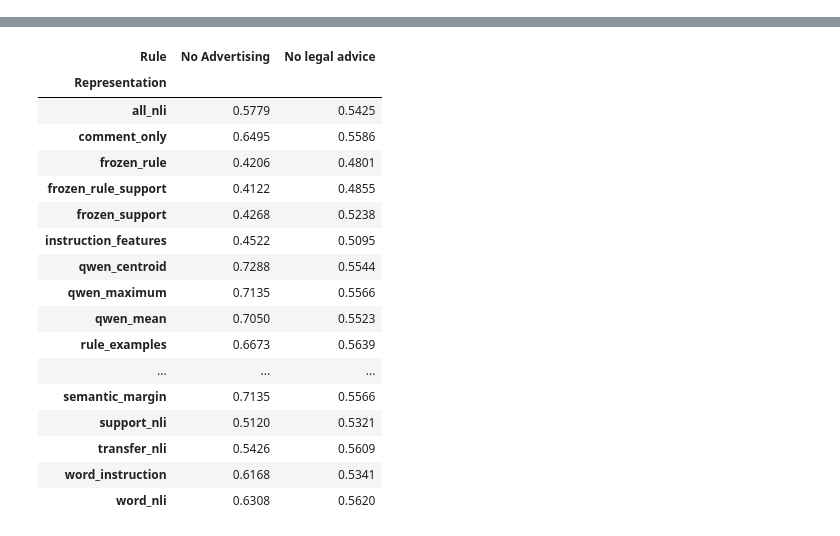
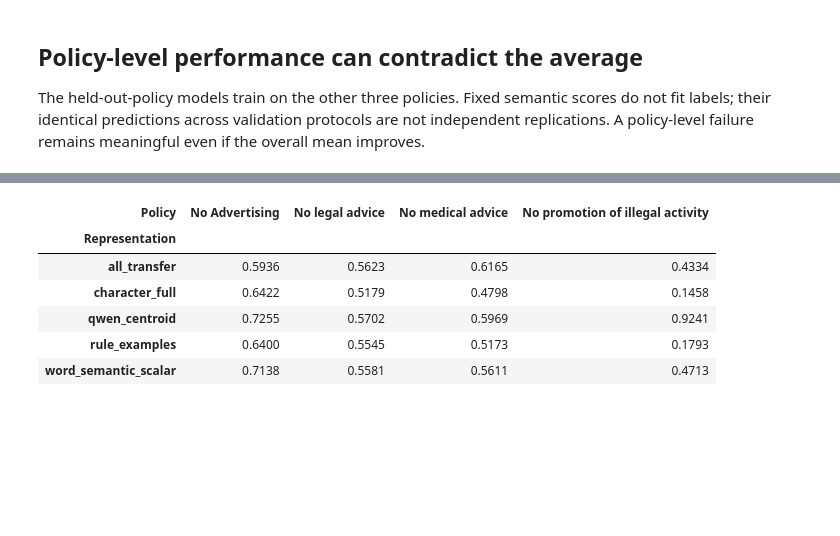
Before and after one commit to alvaromendizabal/jigsaw-rule-classifier, a Jupyter notebook: notebooks/04_semantic_benchmark.ipynb, the cells around one changed output, grey strips where cells are left out. Cells and saved outputs as stored; diff of their text form; code cells hidden in the pictures; blank space fills up the shorter version.

```diff
--- a/notebooks/04_semantic_benchmark.ipynb
+++ b/notebooks/04_semantic_benchmark.ipynb
@@ -44,7 +44,15 @@ from jigsaw_rules.robustness import robustness_evidence
 from jigsaw_rules.gate import feature_gate
 from jigsaw_rules.instructions import instruction_evidence
 from jigsaw_rules.released import released_evidence
+from jigsaw_rules.expanded import expanded_evidence
+from jigsaw_rules.retrieval import retrieval_evidence
+from jigsaw_rules.resolution import resolution_evidence
+from build_expanded_report import display_figure as display_expanded
 
+expanded = expanded_evidence(root)
+retrieval = retrieval_evidence(root)
+resolution = resolution_evidence(root)
+assert expanded is not None and retrieval is not None and resolution is not None
 controls = feature_evidence(root)
 research = research_evidence(root)
 sensitivity = diagnostic_evidence(root)
@@ -55,5 +63,5 @@ gate = feature_gate(root)
 instructions = instruction_evidence(root)
 released = released_evidence(root)
 assert released is not None
-print("Verified research runs:", gate["studies"])
+print("Verified expanded study:", expanded["metadata"]["run_id"])
 # %% [output]
@@ -64,9 +69,10 @@ A mean over two policies can conceal deterioration on one. These tables preserve
+# %% [markdown]
+## Policy-level performance can contradict the average
+The held-out-policy models train on the other three policies. Fixed semantic scores do not fit labels; their identical predictions across validation protocols are not independent replications. A policy-level failure remains meaningful even if the overall mean improves.
 # %%
-records = baseline["results"] + semantic["results"]
-records += [r for r in sensitivity["results"] if r["model"] in ["qwen_centroid", "qwen_mean", "qwen_maximum"]]
-records += pairs["results"]
-if instructions is not None:
-    records += instructions["results"]
-per_rule = pd.DataFrame([{"Representation": r["model"], "Rule": rule.split(":")[0], "ROC AUC": auc} for r in records if r["protocol"] == "heldout_rule" for rule, auc in r["metrics"]["per_rule_auc"].items()])
-display(per_rule.pivot(index="Representation", columns="Rule", values="ROC AUC").round(4))
+display_expanded(root, "policies")
+selected = ["rule_examples", "character_full", "word_semantic_scalar", "all_transfer", "qwen_centroid"]
+records = [r for r in expanded["results"] if r["protocol"] == "heldout_rule" and r["model"] in selected]
+per_rule = pd.DataFrame([{"Representation": r["model"], "Policy": rule.split(":")[0], "ROC AUC": auc} for r in records for rule, auc in r["metrics"]["per_rule_auc"].items()])
+display(per_rule.pivot(index="Representation", columns="Policy", values="ROC AUC").round(4))
 # %% [output]
@@ -73,18 +80,7 @@ display(per_rule.pivot(index="Representation", columns="Rule", values="ROC AUC")
-| Rule | No Advertising | No legal advice |
-| Representation |  |  |
-| all_nli | 0.5779 | 0.5425 |
-| comment_only | 0.6495 | 0.5586 |
-| frozen_rule | 0.4206 | 0.4801 |
-| frozen_rule_support | 0.4122 | 0.4855 |
-| frozen_support | 0.4268 | 0.5238 |
-| instruction_features | 0.4522 | 0.5095 |
-| qwen_centroid | 0.7288 | 0.5544 |
-| qwen_maximum | 0.7135 | 0.5566 |
-| qwen_mean | 0.7050 | 0.5523 |
-| rule_examples | 0.6673 | 0.5639 |
-| ... | ... | ... |
-| semantic_margin | 0.7135 | 0.5566 |
-| support_nli | 0.5120 | 0.5321 |
-| transfer_nli | 0.5426 | 0.5609 |
-| word_instruction | 0.6168 | 0.5341 |
-| word_nli | 0.6308 | 0.5620 |
+| Policy | No Advertising | No legal advice | No medical advice | No promotion of illegal activity |
+| Representation |  |  |  |  |
+| all_transfer | 0.5936 | 0.5623 | 0.6165 | 0.4334 |
+| character_full | 0.6422 | 0.5179 | 0.4798 | 0.1458 |
+| qwen_centroid | 0.7255 | 0.5702 | 0.5969 | 0.9241 |
+| rule_examples | 0.6400 | 0.5545 | 0.5173 | 0.1793 |
+| word_semantic_scalar | 0.7138 | 0.5581 | 0.5611 | 0.4713 |
```
Also changed, not shown: parts of 17 cells of this notebook, 42 other files.
